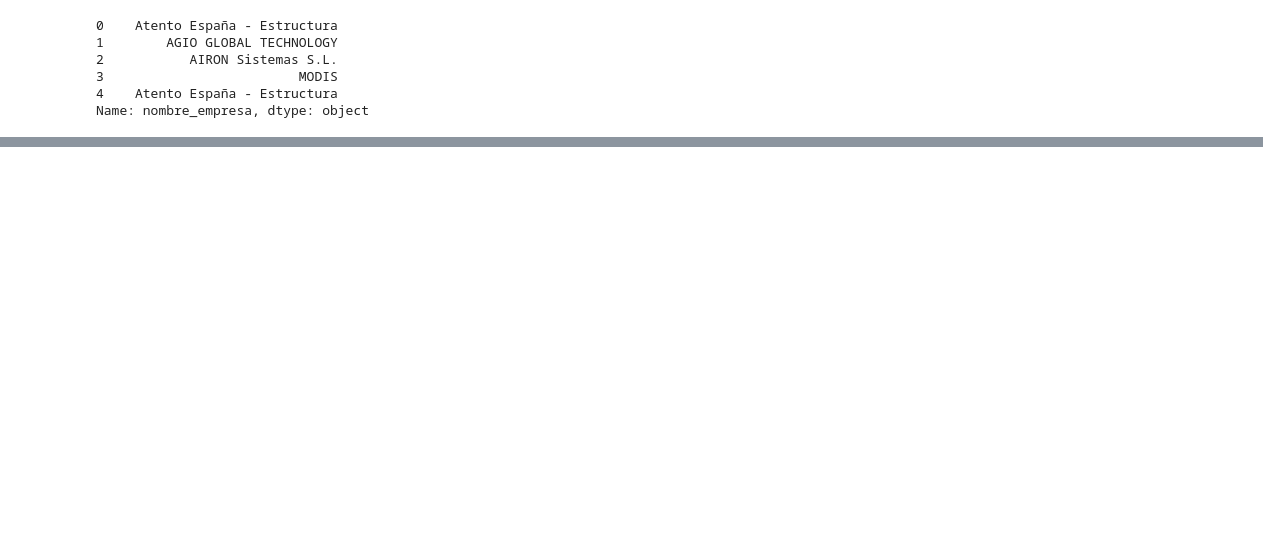
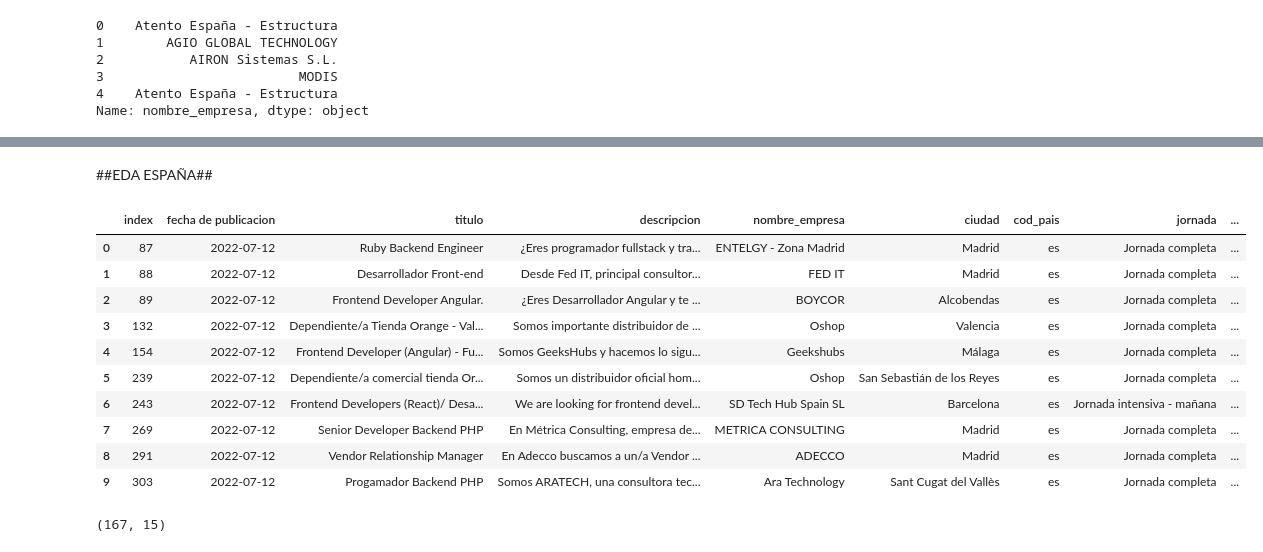
Before and after one commit to AitorMestre/PontiaProyectoJupiter, a Jupyter notebook: EDA3dataSet.ipynb, the cells around one changed output, grey strips where cells are left out. Cells and saved outputs as stored; diff of their text form; code cells hidden in the pictures; blank space fills up the shorter version.

```diff
--- a/EDA3dataSet.ipynb
+++ b/EDA3dataSet.ipynb
@@ -393,0 +594,13 @@ Name: nombre_empresa, dtype: object
+# %%
+palabras_clave = ['data', 'analyst', 'analista']
+
+# Crea una máscara booleana que indique si cada fila contiene alguna de las palabras clave
+mask = dfes['titulo'].str.contains('|'.join(palabras_clave), case=False)
+
+# Filtra el DataFrame utilizando la máscara
+resultados = dfes[mask]
+
+# Imprime los resultados
+ruta_archivo_csv='/content/drive/MyDrive/EDAdfs_(3).csv'
+dfes=pd.read_csv(ruta_archivo_csv)
+dfes.head()
@@ -393,0 +642,22 @@ Name: nombre_empresa, dtype: object
+# %%
+# Definir las palabras clave que deseas buscar en los títulos
+palabras_clave = ['analisis', 'analysis', 'data', 'science', 'product', 'marketing','front','end','analyst','scientist','project manager']
+
+# Crear una expresión regular para buscar las palabras clave en los títulos, ignorando mayúsculas y minúsculas
+patron = '|'.join(palabras_clave)
+
+# Aplicar la expresión regular a la columna 'title' y obtener los títulos que coinciden
+titulos_coincidentes = dfes[dfes['titulo'].str.contains(patron)]['titulo']
+
+# Obtener los valores únicos de los títulos que coinciden
+valores_unicos = titulos_coincidentes.unique()
+
+# Contar la frecuencia de cada título que coincide con las palabras clave
+frecuencia_titulos = titulos_coincidentes.value_counts()
+
+# Imprimir los valores únicos y la frecuencia de cada título que coincide con las palabras clave
+print("Valores únicos:")
+print(valores_unicos)
+
+print("\nFrecuencia de títulos que coinciden con las palabras clave:")
+print(frecuencia_titulos)
@@ -393,0 +682,24 @@ Name: nombre_empresa, dtype: object
+# %% [markdown]
+##EDA ESPAÑA##
+# %%
+# Aplicar la expresión regular a la columna 'title' y filtrar el DataFrame original
+df_nuevo = dfes[dfes['titulo'].str.contains(patron)]
+
+# Imprimir el nuevo DataFrame
+df_nuevo.head(10).reset_index()
+# %% [output]
+|  | index | fecha de publicacion | titulo | descripcion | nombre_empresa | ciudad | cod_pais | jornada | ... |
+| 0 | 87 | 2022-07-12 | Ruby Backend Engineer | ¿Eres programador fullstack y tra... | ENTELGY - Zona Madrid | Madrid | es | Jornada completa | ... |
+| 1 | 88 | 2022-07-12 | Desarrollador Front-end | Desde Fed IT, principal consultor... | FED IT | Madrid | es | Jornada completa | ... |
+| 2 | 89 | 2022-07-12 | Frontend Developer Angular. | ¿Eres Desarrollador Angular y te ... | BOYCOR | Alcobendas | es | Jornada completa | ... |
+| 3 | 132 | 2022-07-12 | Dependiente/a Tienda Orange - Val... | Somos importante distribuidor de ... | Oshop | Valencia | es | Jornada completa | ... |
+| 4 | 154 | 2022-07-12 | Frontend Developer (Angular) - Fu... | Somos GeeksHubs y hacemos lo sigu... | Geekshubs | Málaga | es | Jornada completa | ... |
+| 5 | 239 | 2022-07-12 | Dependiente/a comercial tienda Or... | Somos un distribuidor oficial hom... | Oshop | San Sebastián de los Reyes | es | Jornada completa | ... |
+| 6 | 243 | 2022-07-12 | Frontend Developers (React)/ Desa... | We are looking for frontend devel... | SD Tech Hub Spain SL | Barcelona | es | Jornada intensiva - mañana | ... |
+| 7 | 269 | 2022-07-12 | Senior Developer Backend PHP | En Métrica Consulting, empresa de... | METRICA CONSULTING | Madrid | es | Jornada completa | ... |
+| 8 | 291 | 2022-07-12 | Vendor Relationship Manager | En Adecco buscamos a un/a Vendor ... | ADECCO | Madrid | es | Jornada completa | ... |
+| 9 | 303 | 2022-07-12 | Progamador Backend PHP | Somos ARATECH, una consultora tec... | Ara Technology | Sant Cugat del Vallès | es | Jornada completa | ... |
+# %%
+df_nuevo.shape
+# %% [output]
+(167, 15)
```
Also changed, not shown: parts of 63 cells of this notebook.
